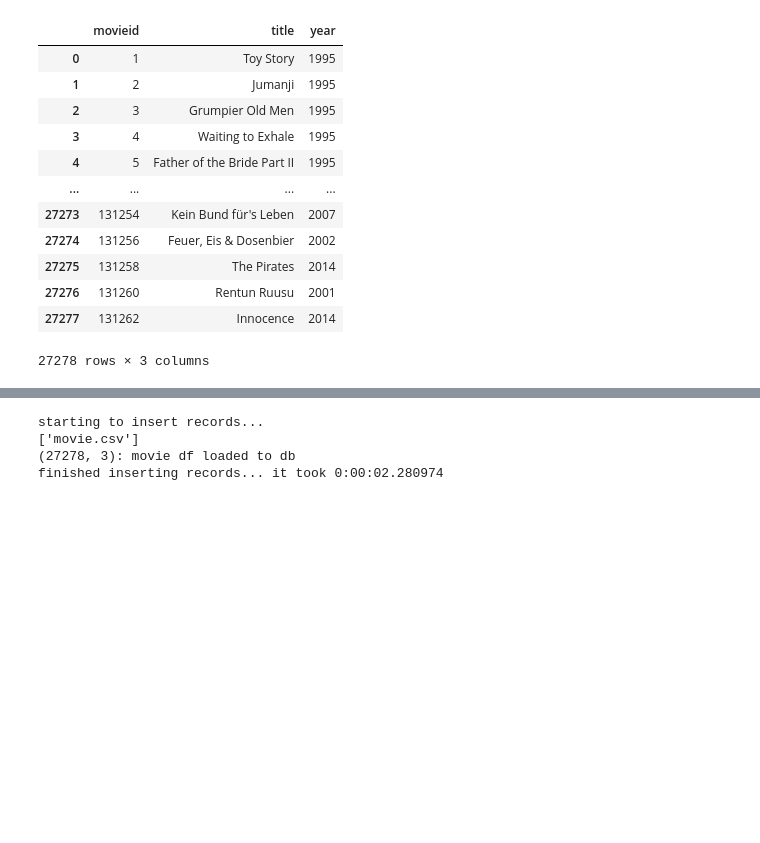
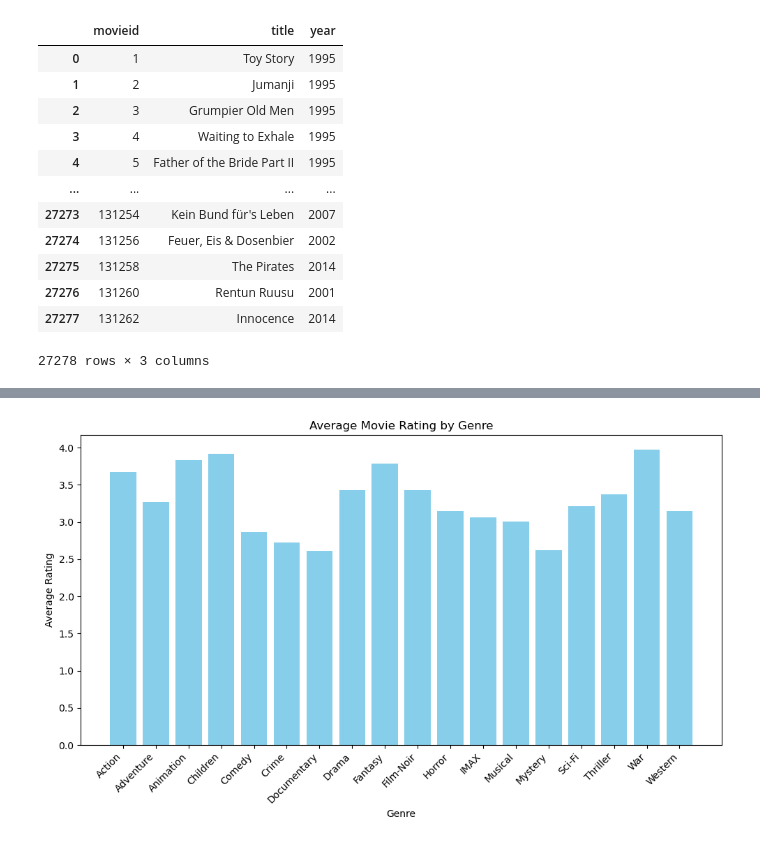
Before and after one commit to jdek-group/hello-world, a Jupyter notebook: staging/dataset-wip.ipynb, the cells around one changed output, grey strips where cells are left out. Cells and saved outputs as stored; diff of their text form; code cells hidden in the pictures; blank space fills up the shorter version.

```diff
--- a/staging/dataset-wip.ipynb
+++ b/staging/dataset-wip.ipynb
@@ -197,30 +278,26 @@ pd.read_sql(query2, engine)
 54406 rows × 2 columns
 # %%
-from datetime import datetime
-from load_db import load_to_db
-from concurrent.futures import ProcessPoolExecutor
-from glob import glob
+import sqlalchemy as db
+engine = db.create_engine('postgresql://postgres:admin@localhost:5432/moviedb-test2')
 
-# Gather all the csv files
-def gather_file_names() -> iter:
-    file_names_list = glob("*.csv")
-    print(file_names_list)
-    return file_names_list
+conn = engine.raw_connection()
 
-# Spread out the processing to 5 worker threads to load huge volume of data to PostgreSQL
-def main():
-    t1 = datetime.now()
-    print("starting to insert records...")
-    with ProcessPoolExecutor(max_workers=5) as PoolParty:
-        PoolParty.map(load_to_db, gather_file_names())
-    t2 = datetime.now()
-    x = t2 - t1
-    print(f"finished inserting records... it took {x}")
+import pandas as pd
+# Read from PostgreSQL into Pandas
+query3 = ("SELECT * FROM GenreName_Rating")
+df = pd.read_sql(query3, engine)
 
-if __name__ == "__main__":
-    main()
+import matplotlib.pyplot as plt
+
+plt.figure(figsize=(10, 6))
+plt.bar(df['genrename'], df['avg_rating'], color='skyblue')
+
+plt.xlabel('Genre')
+plt.ylabel('Average Rating')
+plt.title('Average Movie Rating by Genre')
+plt.xticks(rotation=45, ha='right')
+
+plt.tight_layout()
+plt.show()
 # %% [output]
-starting to insert records...
-['movie.csv']
-(27278, 3): movie df loaded to db
-finished inserting records... it took 0:00:02.280974
+[figure, added]
```
Also changed, not shown: parts of 10 cells of this notebook, 2 other files.
